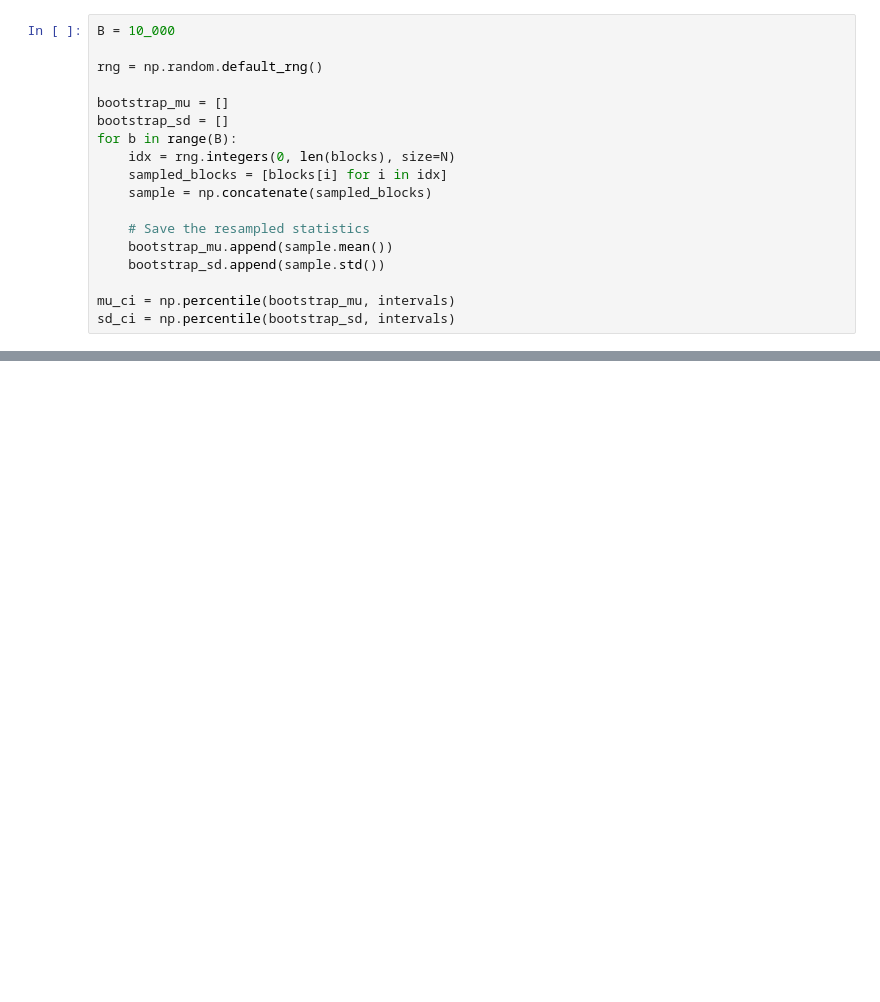
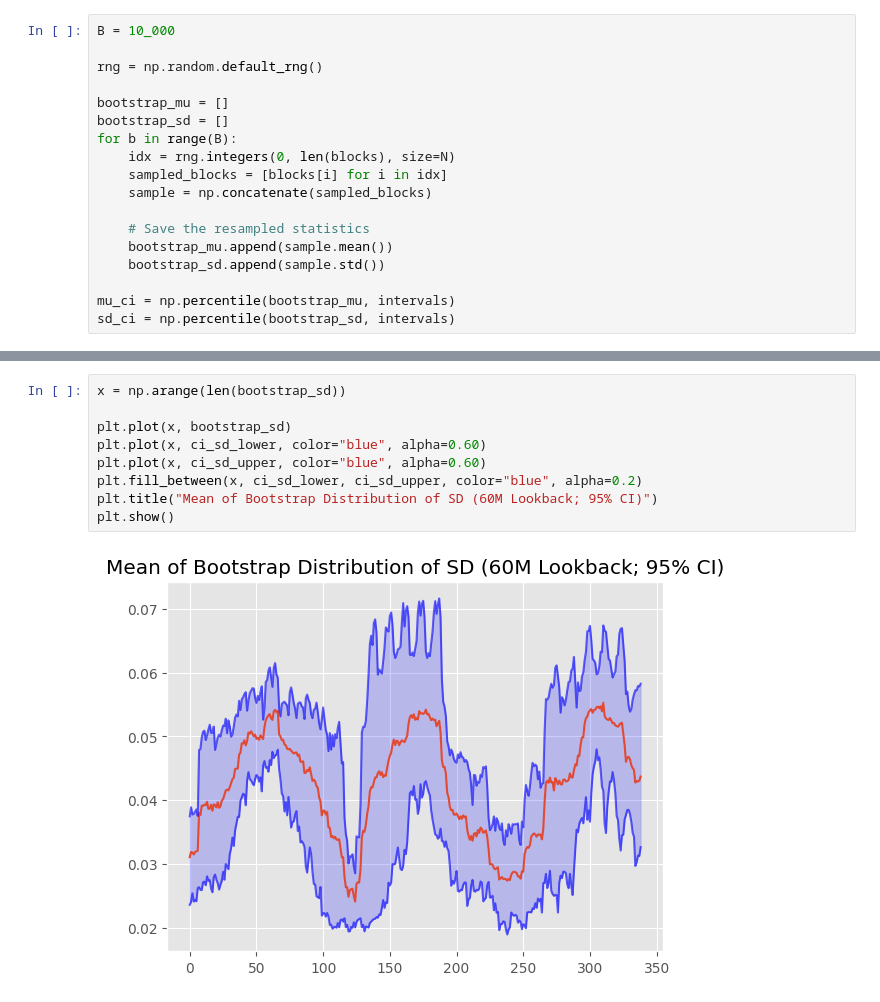
Before and after one commit to tzabilowicz/DataScience, a Jupyter notebook: bootstrap/spy_bootstrap.ipynb, the cells around one changed output, grey strips where cells are left out. Cells and saved outputs as stored; diff of their text form; blank space fills up the shorter version.

```diff
--- a/bootstrap/spy_bootstrap.ipynb
+++ b/bootstrap/spy_bootstrap.ipynb
@@ -196,0 +229,11 @@ Before generating position sizing rules, lets visually see how the bootstrap sam
+# %%
+x = np.arange(len(bootstrap_sd))
+
+plt.plot(x, bootstrap_sd)
+plt.plot(x, ci_sd_lower, color="blue", alpha=0.60)
+plt.plot(x, ci_sd_upper, color="blue", alpha=0.60)
+plt.fill_between(x, ci_sd_lower, ci_sd_upper, color="blue", alpha=0.2)
+plt.title("Mean of Bootstrap Distribution of SD (60M Lookback; 95% CI)")
+plt.show()
+# %% [output]
+[figure, added]
```
Also changed, not shown: parts of 19 cells of this notebook.
